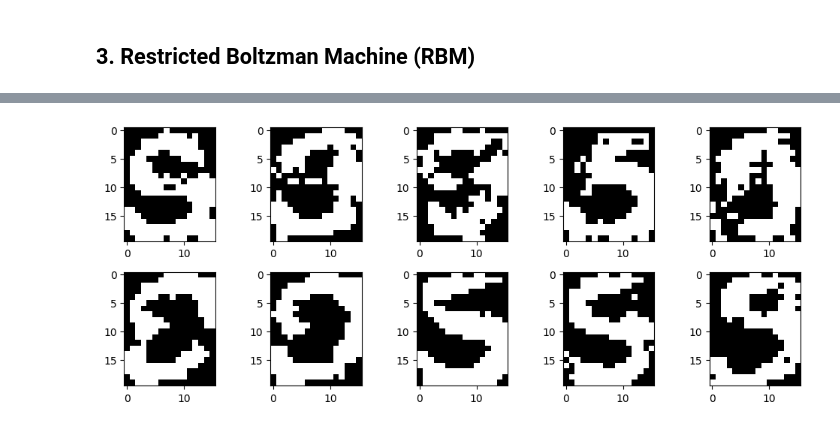
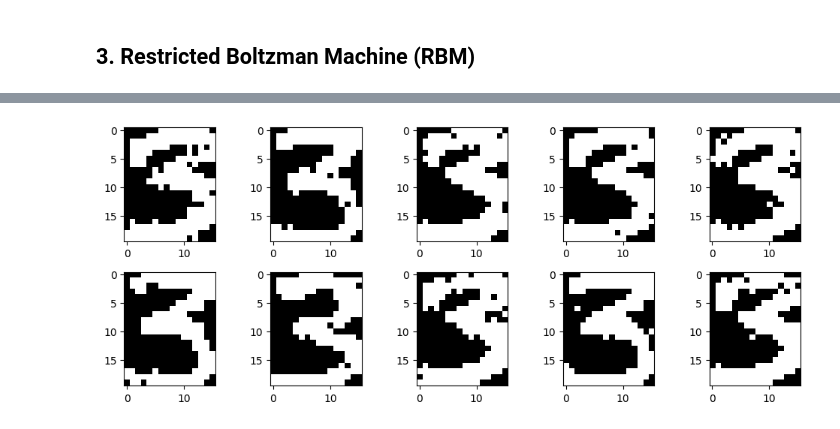
Before and after one commit to SebX-7879/Image_generation_DL2, a Jupyter notebook: projet_DL2_Seb.ipynb, the cells around one changed output, grey strips where cells are left out. Drawn from its saved outputs; the diff is of its cells as text; code cells hidden in the pictures.

```diff
--- a/projet_DL2_Seb.ipynb
+++ b/projet_DL2_Seb.ipynb
@@ -168,4 +171,4 @@ def init_RBM(input_size, output_size):
     a = np.zeros((1, input_size))
     b = np.zeros((1, output_size))
     W = np.random.normal(0, 0.01, (input_size, output_size))
-    return a, b, W
+    return [a, b, W]
@@ -171,0 +184,8 @@ def init_RBM(input_size, output_size):
+# %%
+def sortie_entree_RBM(RBM, H):
+    '''
+    Compute the input of the RBM
+    H : output data, hidden, shape (n_samples, output_size)
+    '''
+    a, _, W = RBM
+    return sigmoid(np.dot(H, W.T) + a) ## shape (n_samples, input_size)
@@ -172,3 +260,3 @@ def init_RBM(input_size, output_size):
 # %%
-## Test
-RBM = init_RBM(320, 36)
+## Initialize the RBM
+RBM = init_RBM(320, 100)
@@ -245,25 +265,0 @@ Loss : 0.0174
-# %%
-def generer_image_RBM(n_iter_gibbs = 10, n_samples=10, trained_RBM = trained_RBM):
-    '''
-    Generate images from the trained RBM
-    '''
-    a, b, W = trained_RBM
-    V = np.random.binomial(1, 0.5, (n_samples, a.shape[1])) ## initialize each component of V to bernoulli(0.5)
-    #print(V)
-    #plt.imshow(V[0].reshape(20,16), cmap='gray')
-    for i in range(n_iter_gibbs):
-
-        # This
-        H = entree_sortie_RBM(trained_RBM, V)
-        V = sortie_entree_RBM(trained_RBM, H)
-
-        # ## or this
-        # H = np.random.binomial(1, entree_sortie_RBM(trained_RBM, V))
-        # V = np.random.binomial(1, sortie_entree_RBM(trained_RBM, H))
-
-        # ## or this
-        # H = np.array([1 if value >= 0.5 else 0 for row in entree_sortie_RBM(trained_RBM, V) for value in row]).reshape(n_samples, -1)
-        # V = np.array([1 if value >= 0.5 else 0 for row in sortie_entree_RBM(trained_RBM, H) for value in row]).reshape(n_samples, -1)
-    V = np.where(V > 0.5, 1, 0)
-    #plt.imshow(V[0].reshape(20,16), cmap='gray')
-    return V
@@ -274,8 +271,8 @@ list(map(lambda x : 1 if x >=0.5 else 0, [0.4, 0.5, 0.6]))
 # %%
-sampled_images = generer_image_RBM(n_iter_gibbs = 10, n_samples=10, trained_RBM = trained_RBM)
+sampled_images = generer_image_RBM(RBM, n_iter_gibbs = 30, n_samples=10)
 
 ## Plot the sampled images
 plot_mnist(sampled_images.reshape(-1,20,16)[:10], np.array(['']*10))
 # %% [output]
-[figure, old version]
+[figure, new version]
 # %%
```
Also changed, not shown: parts of 54 cells of this notebook, 1 other file.
